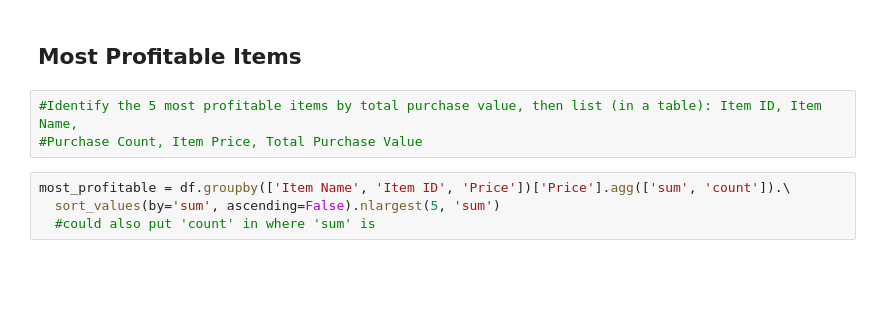
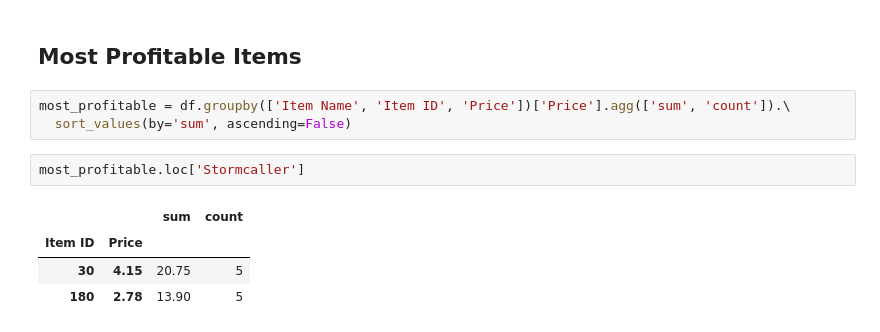
Before and after one commit to jenshurley/hw4, a Jupyter notebook: pymoli_final.ipynb, the cells around one changed output. Saved outputs shown, nothing was run; the diff lists cells and outputs as text; blank space fills up the shorter version.

Commit message:
working on bug in Most Profitable

```diff
--- a/pymoli_final.ipynb
+++ b/pymoli_final.ipynb
@@ -205,9 +255,12 @@ item_purchase_analysis
 # %% [markdown]
 ## Most Profitable Items
-# %%
-#Identify the 5 most profitable items by total purchase value, then list (in a table): Item ID, Item Name,
-#Purchase Count, Item Price, Total Purchase Value
 # %%
 most_profitable = df.groupby(['Item Name', 'Item ID', 'Price'])['Price'].agg(['sum', 'count']).\
-  sort_values(by='sum', ascending=False).nlargest(5, 'sum')
-  #could also put 'count' in where 'sum' is
+  sort_values(by='sum', ascending=False)
+# %%
+most_profitable.loc['Stormcaller']
+# %% [output]
+|  |  | sum | count |
+| Item ID | Price |  |  |
+| 30 | 4.15 | 20.75 | 5 |
+| 180 | 2.78 | 13.90 | 5 |
```
Also changed, not shown: parts of 16 cells of this notebook.
